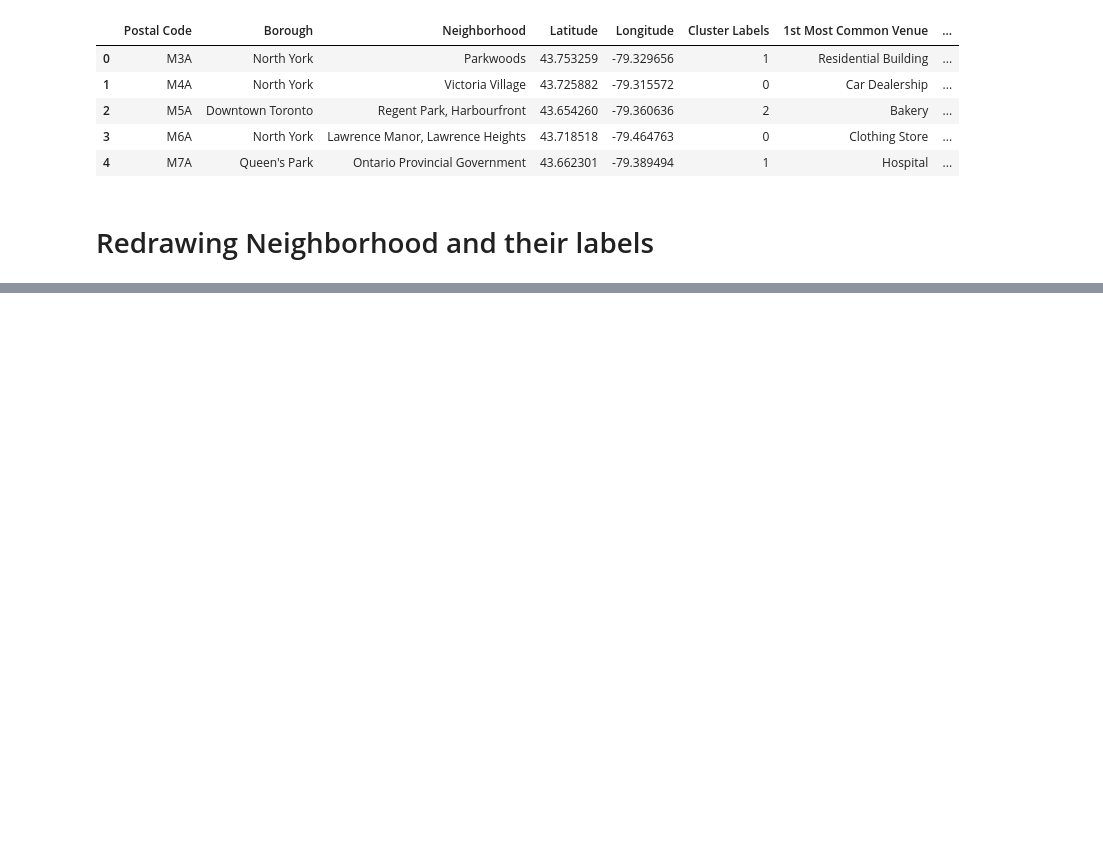
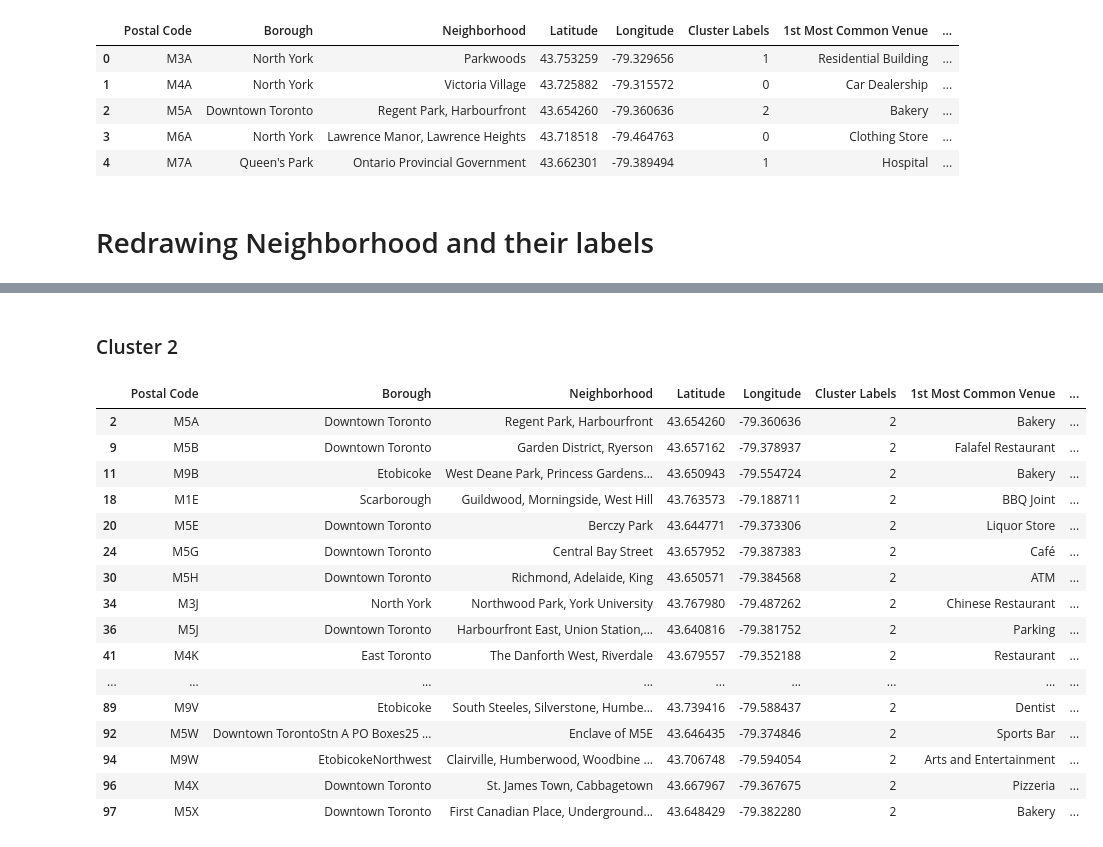
Before and after one commit to joseduno/Coursera_Capstone, a Jupyter notebook: Week 3.ipynb, the cells around one changed output, grey strips where cells are left out. Cells and saved outputs as stored; diff of their text form; code cells hidden in the pictures; blank space fills up the shorter version.

```diff
--- a/Week 3.ipynb
+++ b/Week 3.ipynb
@@ -411,0 +454,22 @@ map_clusters
+# %% [markdown]
+### Cluster 2
+# %%
+toronto_merged[toronto_merged['Cluster Labels'] == 2]
+# %% [output]
+|  | Postal Code | Borough | Neighborhood | Latitude | Longitude | Cluster Labels | 1st Most Common Venue | ... |
+| 2 | M5A | Downtown Toronto | Regent Park, Harbourfront | 43.654260 | -79.360636 | 2 | Bakery | ... |
+| 9 | M5B | Downtown Toronto | Garden District, Ryerson | 43.657162 | -79.378937 | 2 | Falafel Restaurant | ... |
+| 11 | M9B | Etobicoke | West Deane Park, Princess Gardens... | 43.650943 | -79.554724 | 2 | Bakery | ... |
+| 18 | M1E | Scarborough | Guildwood, Morningside, West Hill | 43.763573 | -79.188711 | 2 | BBQ Joint | ... |
+| 20 | M5E | Downtown Toronto | Berczy Park | 43.644771 | -79.373306 | 2 | Liquor Store | ... |
+| 24 | M5G | Downtown Toronto | Central Bay Street | 43.657952 | -79.387383 | 2 | Café | ... |
+| 30 | M5H | Downtown Toronto | Richmond, Adelaide, King | 43.650571 | -79.384568 | 2 | ATM | ... |
+| 34 | M3J | North York | Northwood Park, York University | 43.767980 | -79.487262 | 2 | Chinese Restaurant | ... |
+| 36 | M5J | Downtown Toronto | Harbourfront East, Union Station,... | 43.640816 | -79.381752 | 2 | Parking | ... |
+| 41 | M4K | East Toronto | The Danforth West, Riverdale | 43.679557 | -79.352188 | 2 | Restaurant | ... |
+| ... | ... | ... | ... | ... | ... | ... | ... | ... |
+| 89 | M9V | Etobicoke | South Steeles, Silverstone, Humbe... | 43.739416 | -79.588437 | 2 | Dentist | ... |
+| 92 | M5W | Downtown TorontoStn A PO Boxes25 ... | Enclave of M5E | 43.646435 | -79.374846 | 2 | Sports Bar | ... |
+| 94 | M9W | EtobicokeNorthwest | Clairville, Humberwood, Woodbine ... | 43.706748 | -79.594054 | 2 | Arts and Entertainment | ... |
+| 96 | M4X | Downtown Toronto | St. James Town, Cabbagetown | 43.667967 | -79.367675 | 2 | Pizzeria | ... |
+| 97 | M5X | Downtown Toronto | First Canadian Place, Underground... | 43.648429 | -79.382280 | 2 | Bakery | ... |
```
Also changed, not shown: parts of 9 cells of this notebook.
